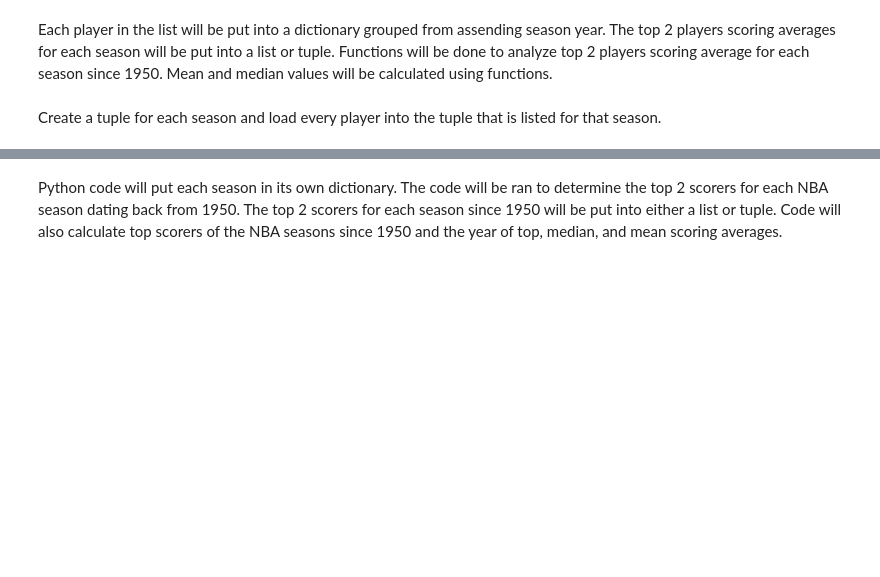
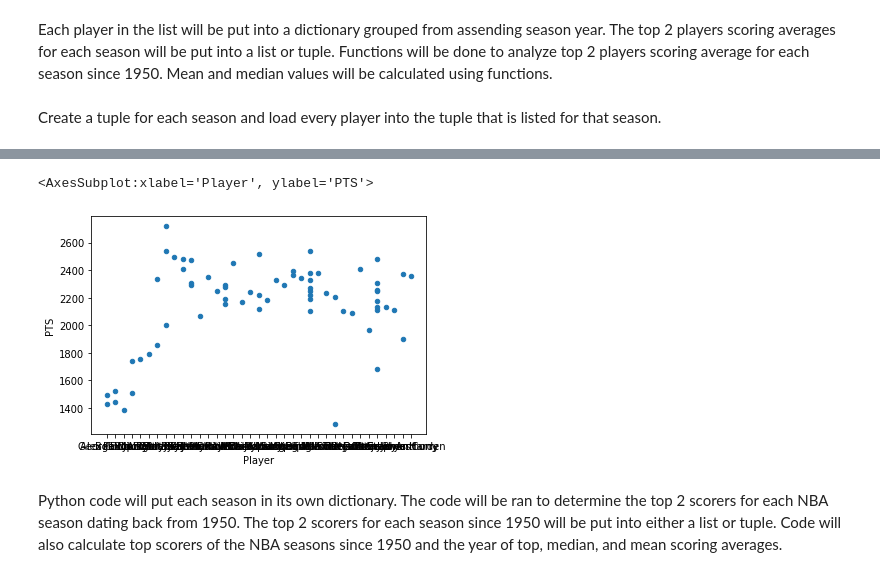
Before and after one commit to timothy7walker/NBA-s-Top-Scorers, a Jupyter notebook: TimothyWalkerNBAbackup.ipynb, the cells around one changed output, grey strips where cells are left out. Saved outputs shown, nothing was run; the diff lists cells and outputs as text; code cells hidden in the pictures; blank space fills up the shorter version.

```diff
--- a/TimothyWalkerNBAbackup.ipynb
+++ b/TimothyWalkerNBAbackup.ipynb
@@ -236,0 +332,4 @@ AttributeError: 'dict' object has no attribute 'groupby'
+# %%
+seasonTopScorer2
+topScorers2 = pd.concat(seasonTopScorer2)
+topScorers2
@@ -237,3 +350,8 @@ AttributeError: 'dict' object has no attribute 'groupby'
+# %%
+topScorers2.plot.scatter(x='Player', y='PTS', rot=0)
+# %% [output]
+<AxesSubplot:xlabel='Player', ylabel='PTS'>
+[figure, added]
 # %% [markdown]
 Python code will put each season in its own dictionary. The code will be ran to determine the top 2 scorers for each NBA season dating back from 1950. The top 2 scorers for each season since 1950 will be put into either a list or tuple. Code will also calculate top scorers of the NBA seasons since 1950 and the year of top, median, and mean scoring averages.
 # %% [markdown]
```
Also changed, not shown: parts of 9 cells of this notebook, 1 other file.
